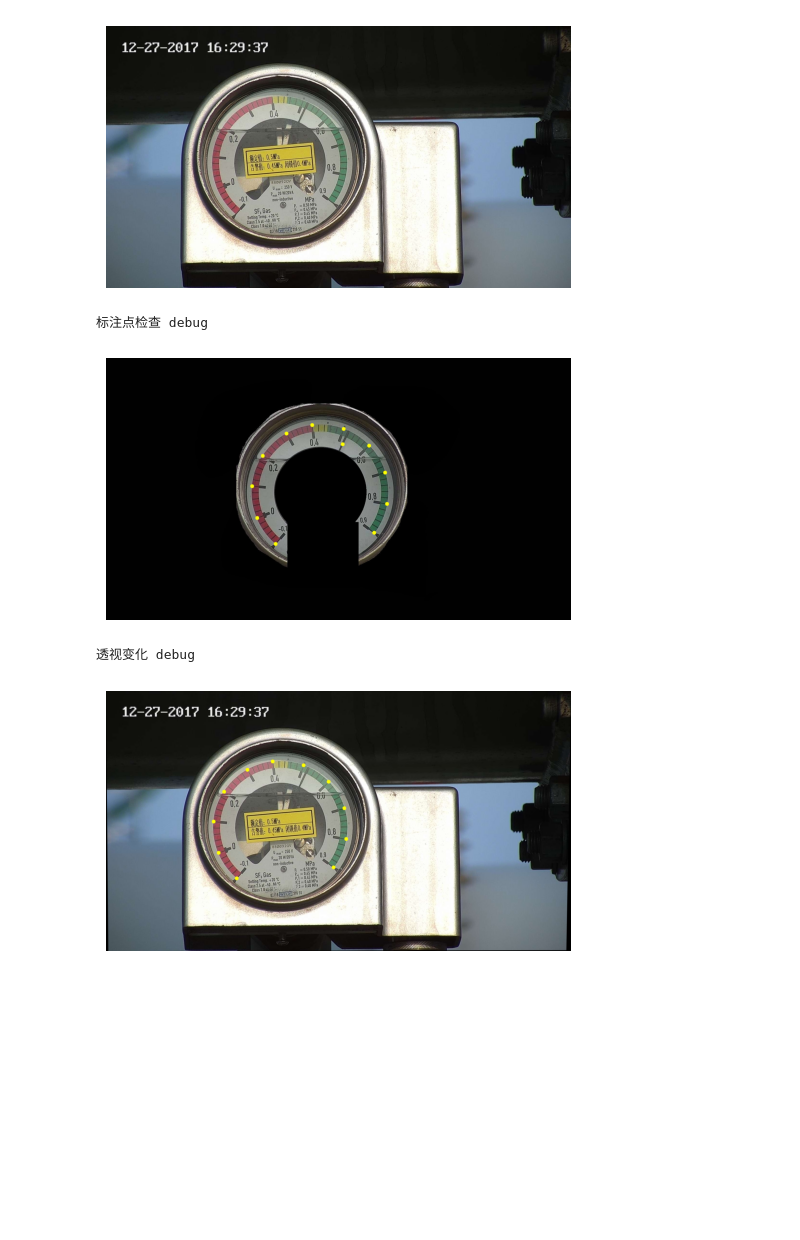
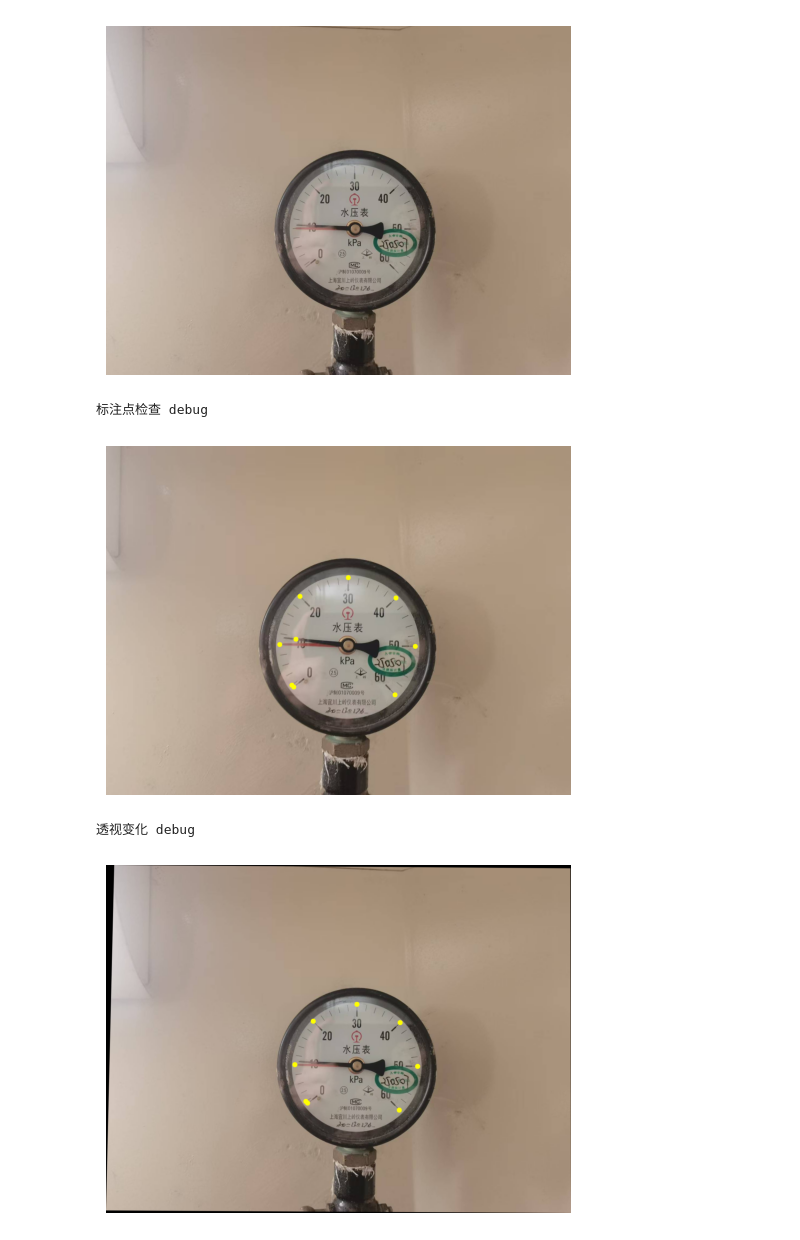
Before and after one commit to aoiJays/ai4clock, a Jupyter notebook: baseline7.ipynb, the cells around one changed output. Cells and saved outputs as stored; diff of their text form; code cells hidden in the pictures; blank space fills up the shorter version.

```diff
--- a/baseline7.ipynb
+++ b/baseline7.ipynb
@@ -746,18 +746,18 @@ def main(test_path,  source_path, debug=True):
 # %%
 test_path = 'source/1.1/img/tv20171227162937UVG250.jpg'
 # test_path = 'source/1.2/img/tv20171227163039JZAH8I.jpg'
 # test_path = 'source/1.3/img/1.jpg'
 # test_path = 'source/1.4/img/Snipaste_2025-01-12_02-31-04.jpg'
 # test_path = 'source/1.4/img/Snipaste_2025-01-12_02-30-47.jpg'
-# test_path = 'source/2.1/img/482c27a1850e4144e2bfe89834b5d53.jpg'
+test_path = 'source/2.1/img/0644ad9906e898c7917d879715e7bc7.jpg'
 # test_path = 'source/1.7/img/Snipaste_2025-01-13_18-07-07.jpg'
 
-source_path = 'source/1.1/'
+source_path = 'source/2.1/'
 main(test_path, source_path, True)
 # %% [output]
-[figure, old version]
+[figure, new version]
 标注点检查 debug
-[figure, old version]
+[figure, new version]
 透视变化 debug
-[figure, old version]
+[figure, new version]
 拟合圆检查 debug
```
Also changed, not shown: parts of 2 cells of this notebook, 4 other files.
